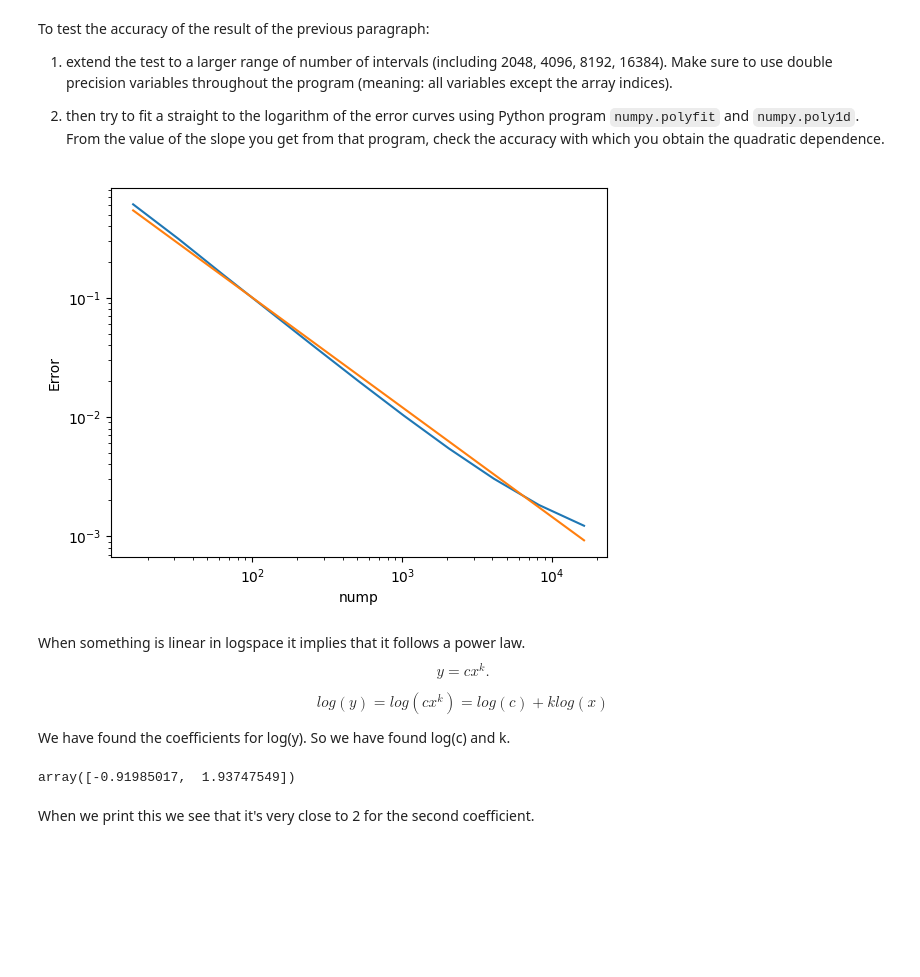
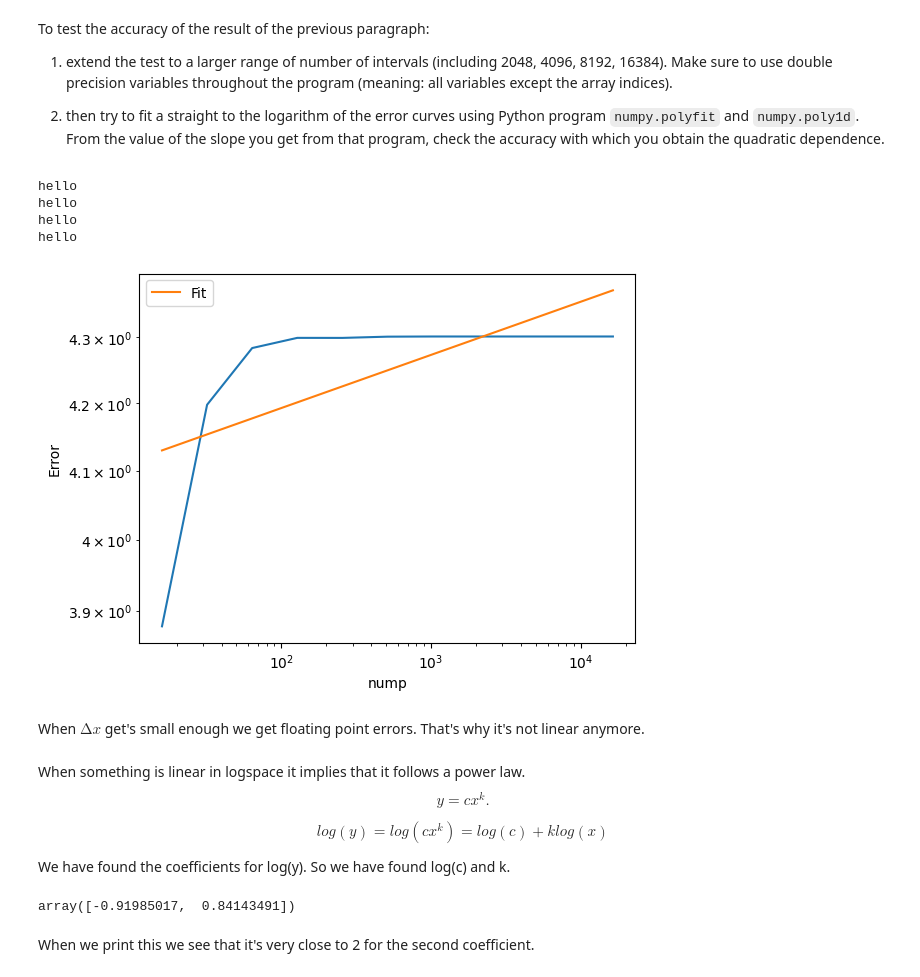
Before and after one commit to tabjone/AST5110, a Jupyter notebook: ex_1a_v0.5.ipynb, the cells around one changed output. Saved outputs shown, nothing was run; the diff lists cells and outputs as text; code cells hidden in the pictures; blank space fills up the shorter version.

```diff
--- a/ex_1a_v0.5.ipynb
+++ b/ex_1a_v0.5.ipynb
@@ -63,7 +63,7 @@ def calculate_derivative(xx, hh, dx):
        ha analytic, hp numerical
     """
     hp = nm.deriv_dnw(xx, hh, **{"derivative_type":"finite"})
-    ha = dh_dx(xx+dx/db(2))
+    ha = dh_dx(xx)
     return hp, ha
 # %%
 #using get_xx_hh_dx function to get variables for different grid sizes, 16, 32, and 64 size grids.
@@ -120,4 +123,5 @@ errors = []
 for ntest in ntests:
     xx, hh, dx = get_xx_hh_dx(nump=ntest, x0=db(-4.0), xf=db(10.0))
     hp, ha = calculate_derivative(xx, hh, dx)
+    plt.semilogy(xx, np.abs(hp-ha))
     errors.append(np.sum(np.abs(hp-ha)))
@@ -148,10 +161,15 @@ for ntest in intervals:
     xx, hh, dx = get_xx_hh_dx(nump=ntest, x0=db(-4.0), xf=db(10.0))
     hp, ha = calculate_derivative(xx, hh, dx)
     new_errors.append(np.sum(np.abs(hp-ha)))
+# %% [output]
+hello
+hello
+hello
+hello
 # %%
 #We go into log-space
-log_error = np.log(new_errors)
-log_interval = np.log(new_interval)
+log_error = np.log10(new_errors)
+log_interval = np.log10(new_interval)
 #doing the polynomial fitting to degree 1.
 coefficients = np.polyfit(log_interval, log_error, 1)
 #Need only coefficients but create fit variable for plotting
@@ -159,12 +177,15 @@ fit = np.poly1d(coefficients)
 # %%
 fig, ax = plt.subplots()
 ax.loglog(ntests+intervals, new_errors)
-ax.loglog(np.exp(log_interval), np.exp(fit(log_interval)))
+ax.loglog(10**(log_interval), 10**(fit(log_interval)), label="Fit")
 ax.set_xlabel("nump")
 ax.set_ylabel("Error")
+ax.legend()
 plt.show()
 # %% [output]
-[figure, old version]
+[figure, new version]
+# %% [markdown]
+When $∆x$ get's small enough we get floating point errors. That's why it's not linear anymore.
 # %% [markdown]
 When something is linear in logspace it implies that it follows a power law.
 $$
@@ -179,7 +200,7 @@ We have found the coefficients for log(y). So we have found log(c) and k.
 # %%
 coefficients
 # %% [output]
-array([-0.91985017,  1.93747549])
+array([-0.91985017,  0.84143491])
 # %% [markdown]
 When we print this we see that it's very close to 2 for the second coefficient.
 # %% [markdown]
```
Also changed, not shown: parts of 5 cells of this notebook.
